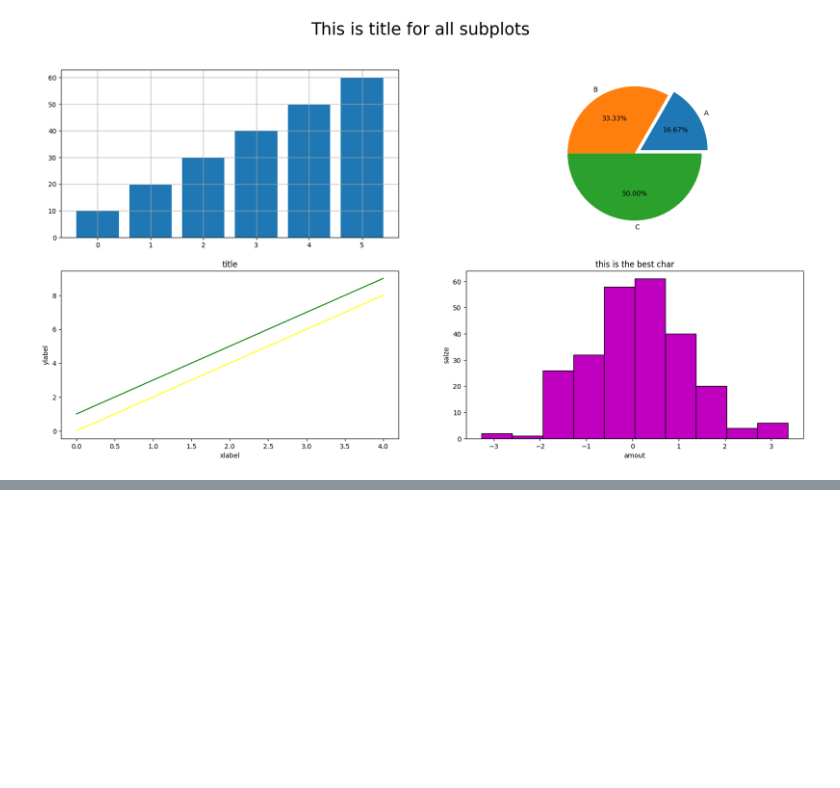
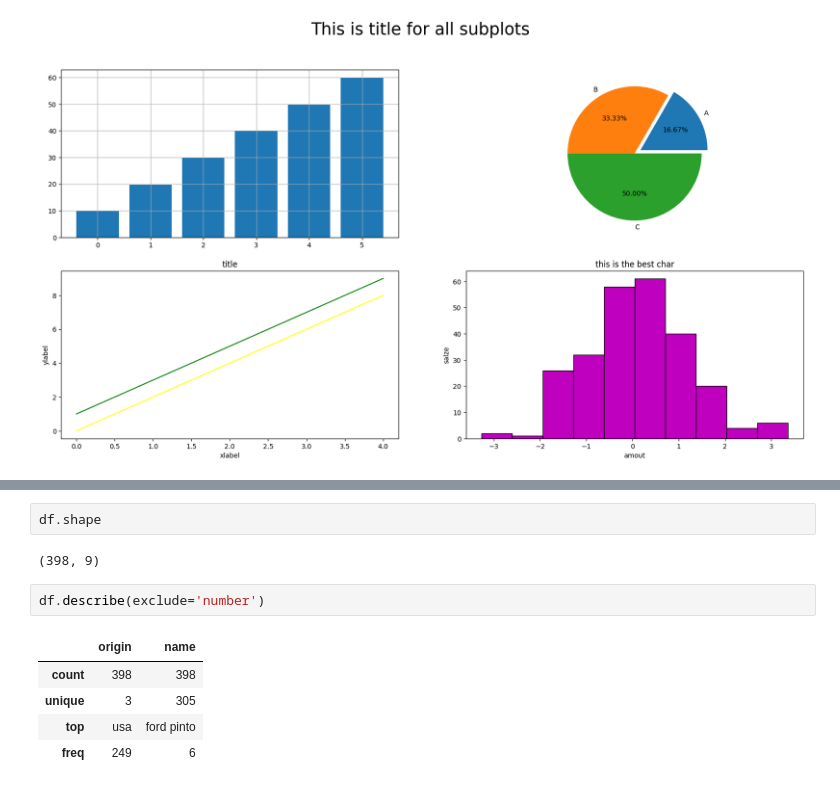
Before and after one commit to Hassan-Ahlgamdi/python-notes, a Jupyter notebook: notes.ipynb, the cells around one changed output, grey strips where cells are left out. Saved outputs shown, nothing was run; the diff lists cells and outputs as text; blank space fills up the shorter version.

```diff
--- a/notes.ipynb
+++ b/notes.ipynb
@@ -821,0 +858,12 @@ Text(0.5, 1.0, 'this is the best char')
+# %%
+df.shape
+# %% [output]
+(398, 9)
+# %%
+df.describe(exclude='number')
+# %% [output]
+|  | origin | name |
+| count | 398 | 398 |
+| unique | 3 | 305 |
+| top | usa | ford pinto |
+| freq | 249 | 6 |
```
Also changed, not shown: parts of 5 cells of this notebook.
